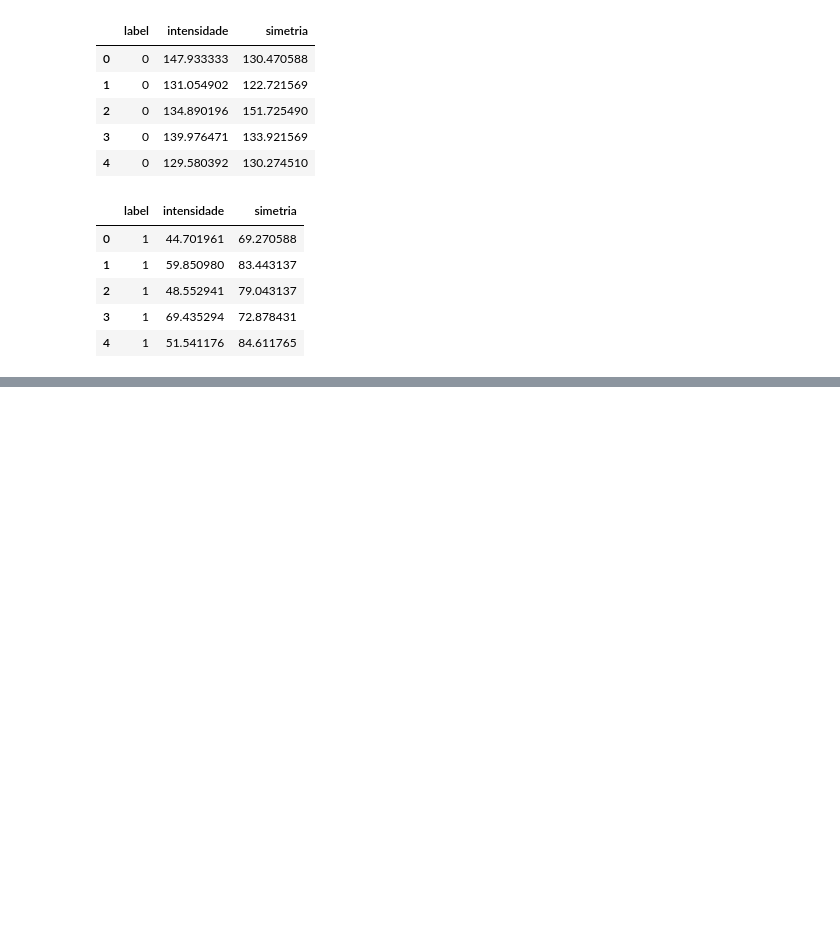
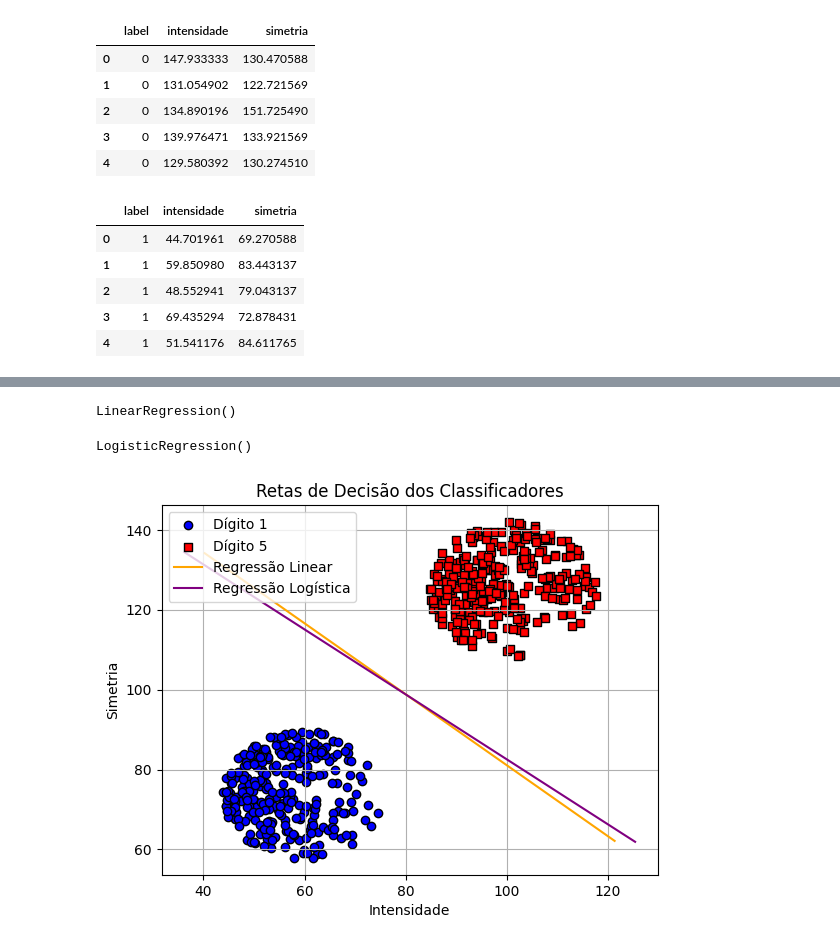
Before and after one commit to Gusttavoafonso/Projeto_1_ML, a Jupyter notebook: classificacao_1X5.ipynb, the cells around one changed output, grey strips where cells are left out. Cells and saved outputs as stored; diff of their text form; code cells hidden in the pictures; blank space fills up the shorter version.

Commit message:
Fix: corrigingo modelos de previsão

```diff
--- a/classificacao_1X5.ipynb
+++ b/classificacao_1X5.ipynb
@@ -199,0 +130,11 @@ weighted avg       0.85      0.85      0.85      2027
+# %%
+# X: vetor com as duas features
+X = train[['intensidade', 'simetria']].values
+
+# y: +1 para label 1, -1 para label 5
+y = train['label'].apply(lambda x: 1 if x == 1 else -1).values
+# %%
+X_test = test[['intensidade', 'simetria']].values
+
+# y: vetor com os labels correspondentes (1 ou 5)
+y_test = test['label'].values
@@ -199,0 +146,11 @@ weighted avg       0.85      0.85      0.85      2027
+# %%
+# Regressão Linear
+modelo_lr = LinearRegression()
+modelo_lr.fit(X, y)
+# %% [output]
+LinearRegression()
+# %%
+modelo_log = LogisticRegression()
+modelo_log.fit(X, y)
+# %% [output]
+LogisticRegression()
@@ -199,0 +161,23 @@ weighted avg       0.85      0.85      0.85      2027
+# %%
+import matplotlib.pyplot as plt
+
+# 1. Plotar os pontos de teste (X_test tem 2 colunas: intensidade e simetria)
+for i, cor, marcador in zip([1, 5], ['blue', 'red'], ['o', 's']):
+    idx = y_test == i
+    plt.scatter(X_test[idx, 0], X_test[idx, 1],
+                c=cor, label=f'Dígito {i}', marker=marcador, edgecolors='k')
+
+# 2. Plotar as retas de decisão
+plot_reta_decisao_regressao(modelo_lr, 'orange', 'Regressão Linear')
+plot_reta_decisao_regressao (modelo_log, 'purple', 'Regressão Logística')
+
+
+# 3. Ajustes finais no gráfico
+plt.xlabel('Intensidade')
+plt.ylabel('Simetria')
+plt.title('Retas de Decisão dos Classificadores')
+plt.legend()
+plt.grid(True)
+plt.show()
+# %% [output]
+[figure, added]
```
Also changed, not shown: parts of 11 cells of this notebook.
